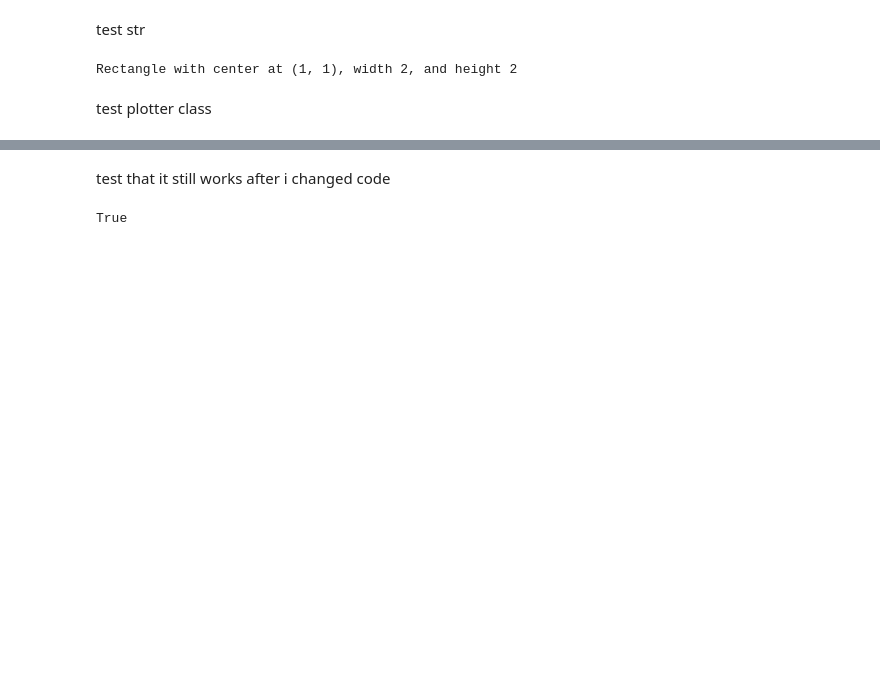
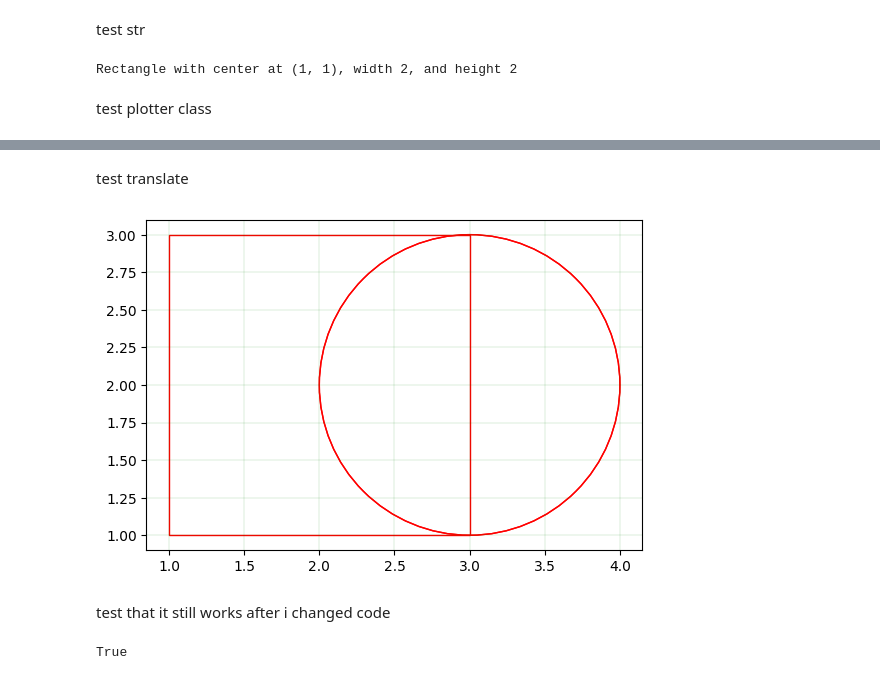
Before and after one commit to zmacken/lab2_hannah_zemack_de25, a Jupyter notebook: manual_test.ipynb, the cells around one changed output, grey strips where cells are left out. Saved outputs shown, nothing was run; the diff lists cells and outputs as text; code cells hidden in the pictures; blank space fills up the shorter version.

```diff
--- a/manual_test.ipynb
+++ b/manual_test.ipynb
@@ -128,3 +128,12 @@ plotter.plot()
+# %% [markdown]
+test translate
+# %%
+c7.translate(3,2)
+
+plotter.add_shape(c7)
+plotter.plot()
+# %% [output]
+[figure, added]
 # %% [markdown]
 test that it still works after i changed code
 # %%
```
Also changed, not shown: parts of 1 cell of this notebook.
